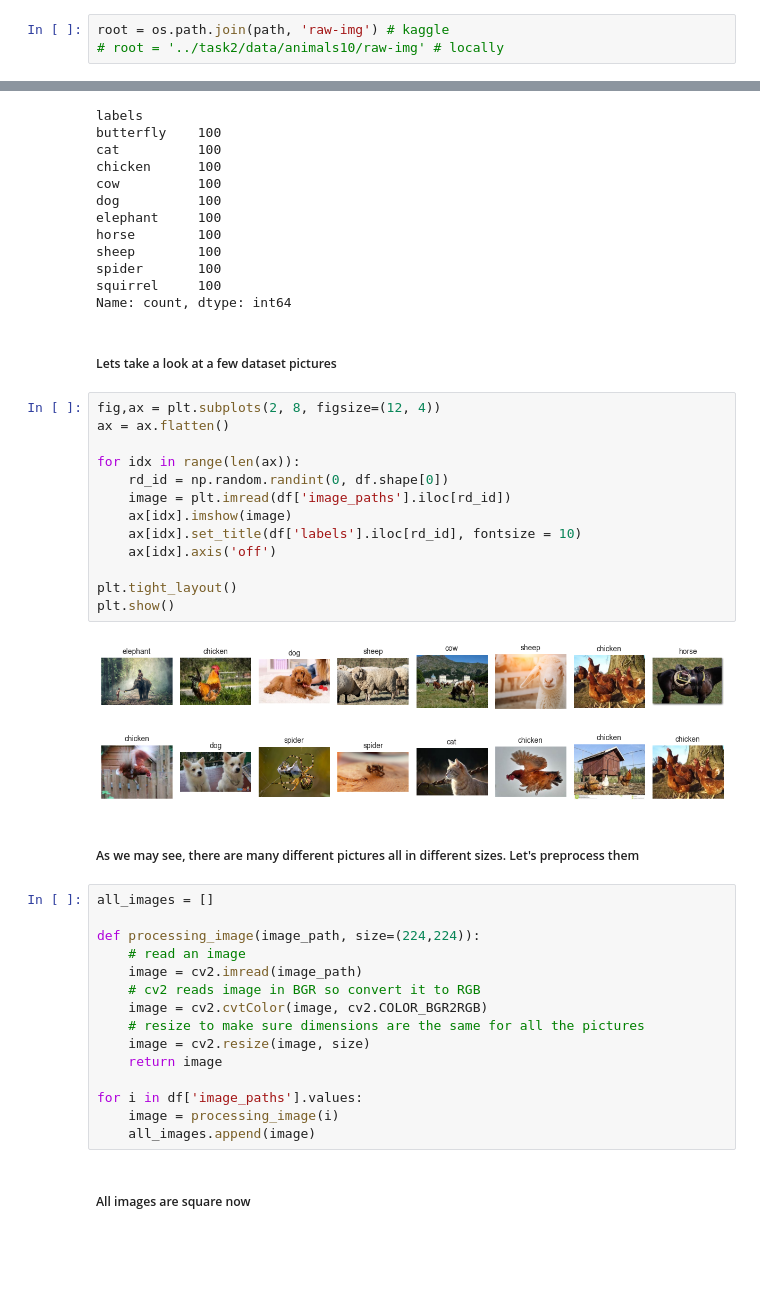
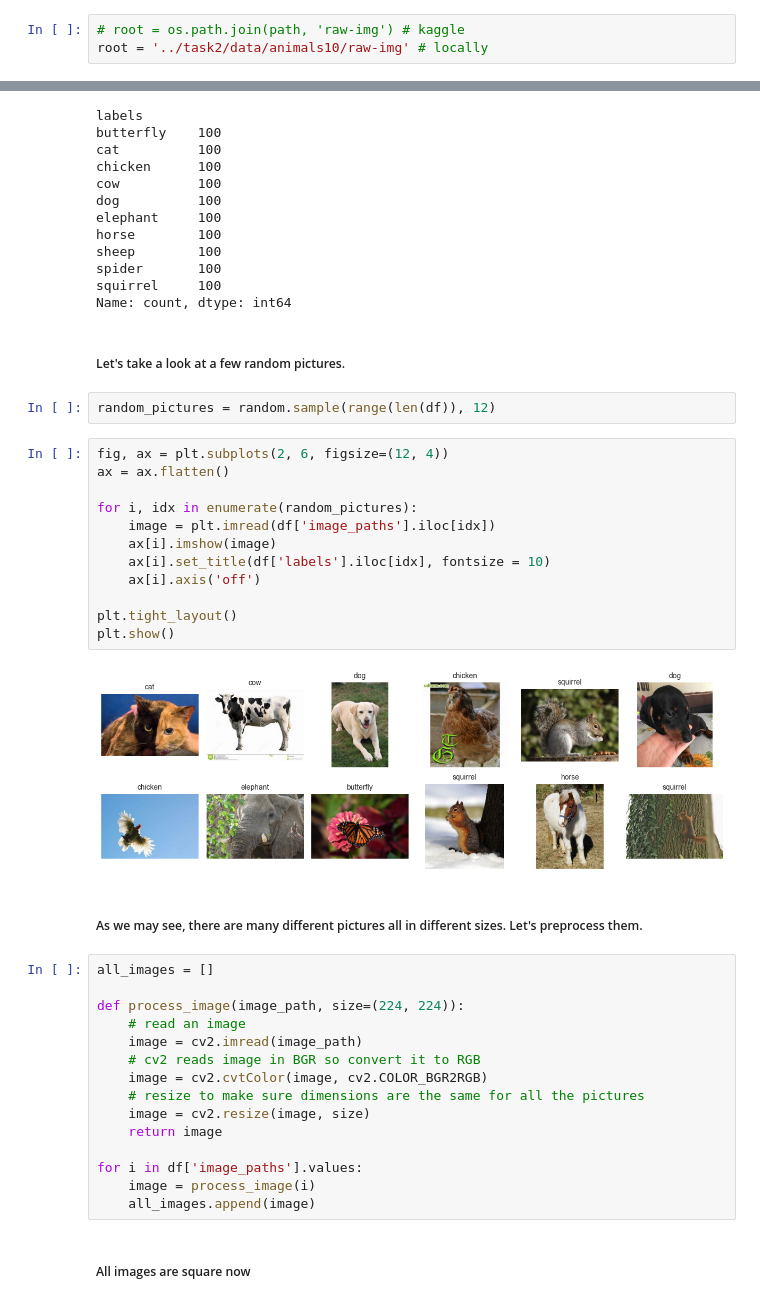
Before and after one commit to sofeeka/WinstarsAI_InternshipTest_SofiiaHrychukh, a Jupyter notebook: task2/dataset_exploratory.ipynb, the cells around one changed output, grey strips where cells are left out. Drawn from its saved outputs; the diff is of its cells as text; blank space fills up the shorter version.

```diff
--- a/task2/dataset_exploratory.ipynb
+++ b/task2/dataset_exploratory.ipynb
@@ -40,7 +40,7 @@ import kagglehub
 
 path = kagglehub.dataset_download("alessiocorrado99/animals10")
 # %%
-root = os.path.join(path, 'raw-img') # kaggle
-# root = '../task2/data/animals10/raw-img' # locally
+# root = os.path.join(path, 'raw-img') # kaggle
+root = '../task2/data/animals10/raw-img' # locally
 # %% [markdown]
 ##### Load animal images into a dataframe.
@@ -135,28 +135,29 @@ spider       100
 squirrel     100
 Name: count, dtype: int64
 # %% [markdown]
-##### Lets take a look at a few dataset pictures
+##### Let's take a look at a few random pictures.
+# %%
+random_pictures = random.sample(range(len(df)), 12)
 # %%
-fig,ax = plt.subplots(2, 8, figsize=(12, 4))
+fig, ax = plt.subplots(2, 6, figsize=(12, 4))
 ax = ax.flatten()
 
-for idx in range(len(ax)):
-    rd_id = np.random.randint(0, df.shape[0])
-    image = plt.imread(df['image_paths'].iloc[rd_id])
-    ax[idx].imshow(image)
-    ax[idx].set_title(df['labels'].iloc[rd_id], fontsize = 10)
-    ax[idx].axis('off')
+for i, idx in enumerate(random_pictures):
+    image = plt.imread(df['image_paths'].iloc[idx])
+    ax[i].imshow(image)
+    ax[i].set_title(df['labels'].iloc[idx], fontsize = 10)
+    ax[i].axis('off')
 
 plt.tight_layout()
 plt.show()
 # %% [output]
-[figure, old version]
+[figure, new version]
 # %% [markdown]
-##### As we may see, there are many different pictures all in different sizes. Let's preprocess them
+##### As we may see, there are many different pictures all in different sizes. Let's preprocess them.
 # %%
 all_images = []
 
-def processing_image(image_path, size=(224,224)):
+def process_image(image_path, size=(224, 224)):
     # read an image
     image = cv2.imread(image_path)
     # cv2 reads image in BGR so convert it to RGB
@@ -166,7 +167,7 @@ def processing_image(image_path, size=(224,224)):
     return image
 
 for i in df['image_paths'].values:
-    image = processing_image(i)
+    image = process_image(i)
     all_images.append(image)
 # %% [markdown]
 ##### All images are square now
```
Also changed, not shown: parts of 17 cells of this notebook.
